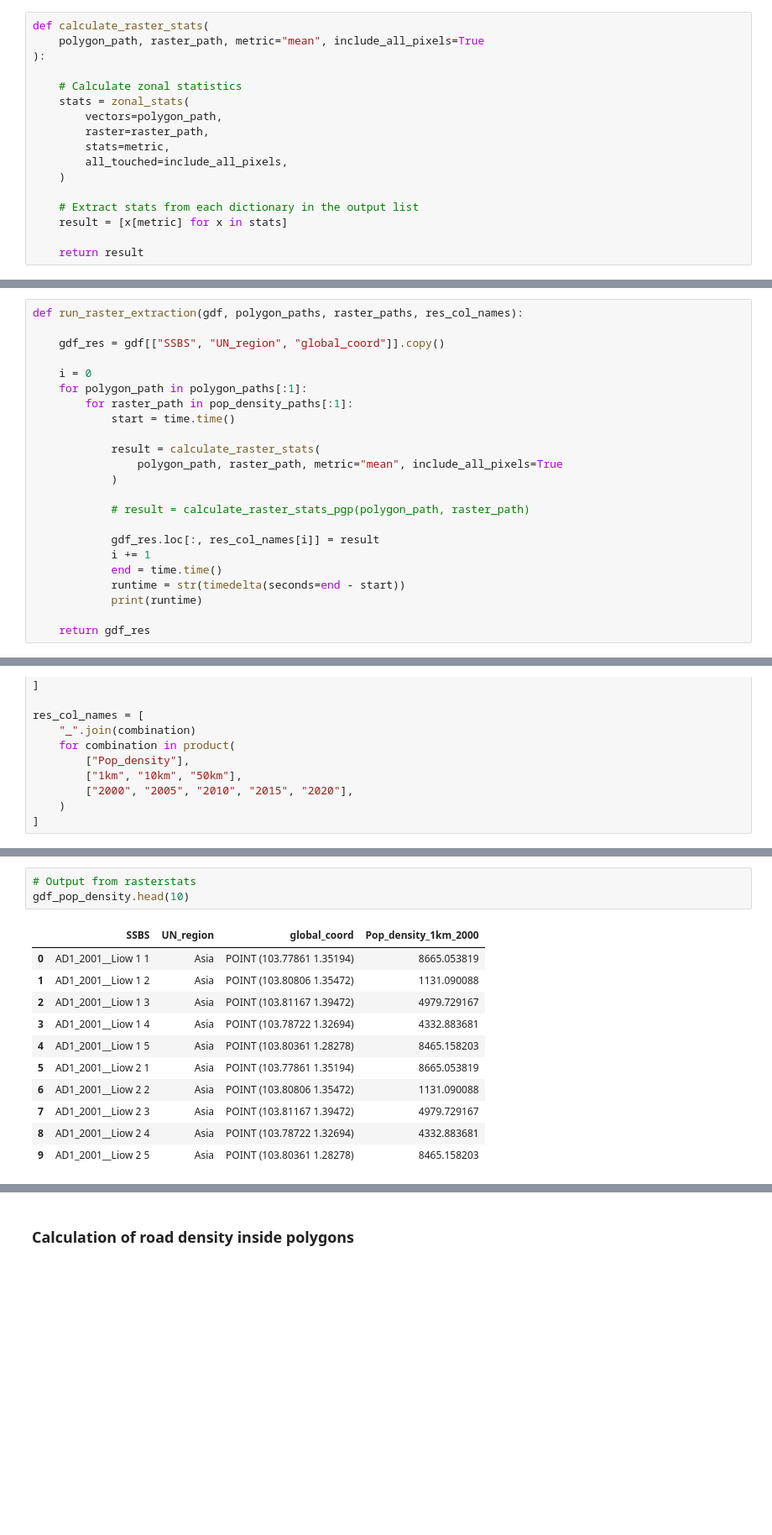
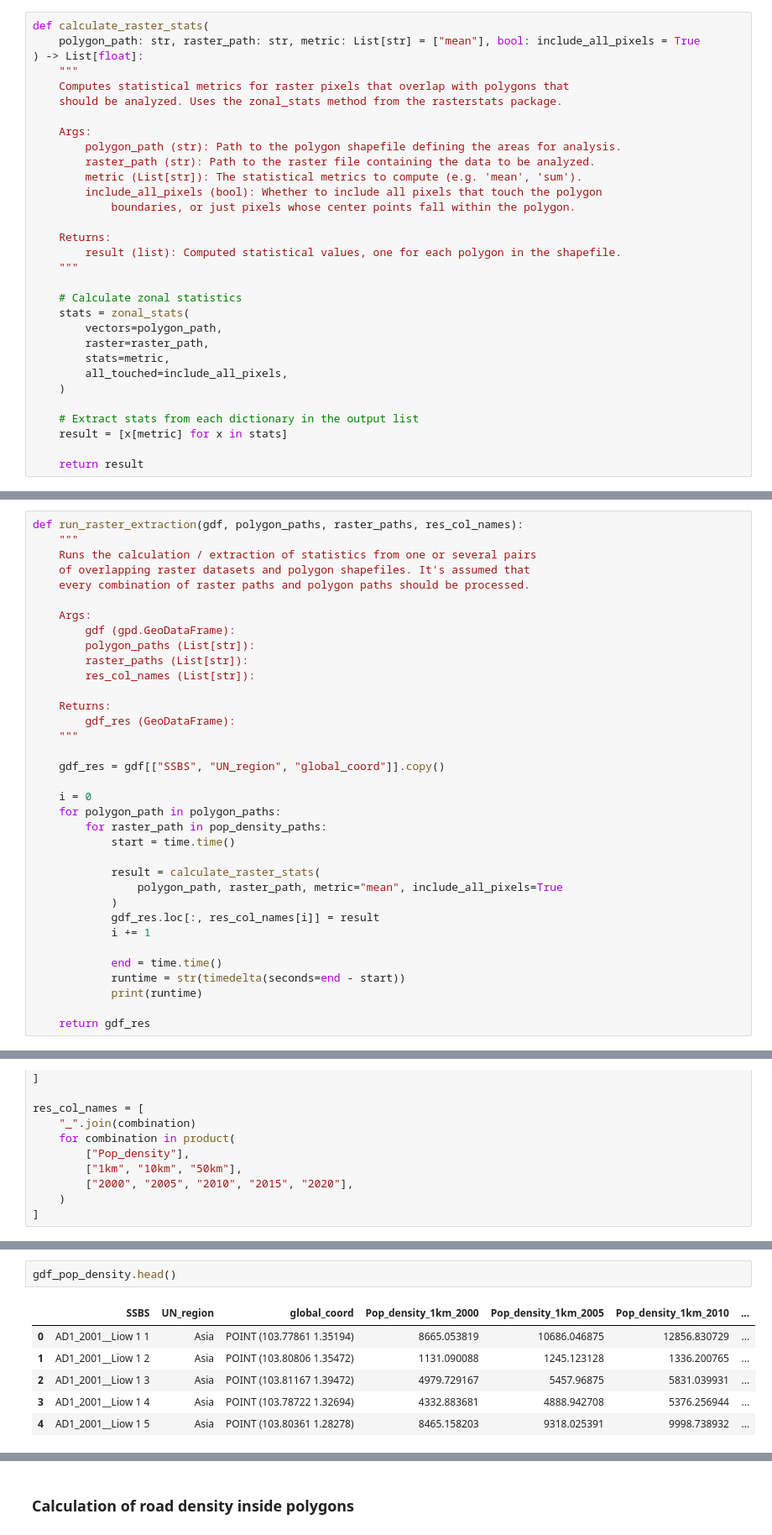
Before and after one commit to j-nystrom/biodiversity-impacts, a Jupyter notebook: notebooks/geodata_processing_v2.ipynb, the cells around one changed output, grey strips where cells are left out. Shown at 84% size. Cells and saved outputs as stored; diff of their text form; blank space fills up the shorter version.

```diff
--- a/notebooks/geodata_processing_v2.ipynb
+++ b/notebooks/geodata_processing_v2.ipynb
@@ -249,8 +228,22 @@ gdf_sites.head(10)
 ### Extraction of raster data based on polygons
 # %%
 def calculate_raster_stats(
-    polygon_path, raster_path, metric="mean", include_all_pixels=True
-):
+    polygon_path: str, raster_path: str, metric: List[str] = ["mean"], bool: include_all_pixels = True
+) -> List[float]:
+    """
+    Computes statistical metrics for raster pixels that overlap with polygons that
+    should be analyzed. Uses the zonal_stats method from the rasterstats package.
+
+    Args:
+        polygon_path (str): Path to the polygon shapefile defining the areas for analysis.
+        raster_path (str): Path to the raster file containing the data to be analyzed.
+        metric (List[str]): The statistical metrics to compute (e.g. 'mean', 'sum').
+        include_all_pixels (bool): Whether to include all pixels that touch the polygon
+            boundaries, or just pixels whose center points fall within the polygon.
+
+    Returns:
+        result (list): Computed statistical values, one for each polygon in the shapefile.
+    """
 
     # Calculate zonal statistics
     stats = zonal_stats(
@@ -301,21 +260,33 @@ def calculate_raster_stats_pgp(polygon_path, raster_path):
 # %%
 def run_raster_extraction(gdf, polygon_paths, raster_paths, res_col_names):
+    """
+    Runs the calculation / extraction of statistics from one or several pairs
+    of overlapping raster datasets and polygon shapefiles. It's assumed that
+    every combination of raster paths and polygon paths should be processed.
+
+    Args:
+        gdf (gpd.GeoDataFrame):
+        polygon_paths (List[str]):
+        raster_paths (List[str]):
+        res_col_names (List[str]):
+
+    Returns:
+        gdf_res (GeoDataFrame):
+    """
 
     gdf_res = gdf[["SSBS", "UN_region", "global_coord"]].copy()
 
     i = 0
-    for polygon_path in polygon_paths[:1]:
-        for raster_path in pop_density_paths[:1]:
+    for polygon_path in polygon_paths:
+        for raster_path in pop_density_paths:
             start = time.time()
 
             result = calculate_raster_stats(
                 polygon_path, raster_path, metric="mean", include_all_pixels=True
             )
-
-            # result = calculate_raster_stats_pgp(polygon_path, raster_path)
-
             gdf_res.loc[:, res_col_names[i]] = result
             i += 1
+
             end = time.time()
             runtime = str(timedelta(seconds=end - start))
             print(runtime)
@@ -390,15 +344,9 @@ gdf_pop_density.tail(10)
 # %%
-# Output from rasterstats
-gdf_pop_density.head(10)
+gdf_pop_density.head()
 # %% [output]
-|  | SSBS | UN_region | global_coord | Pop_density_1km_2000 |
-| 0 | AD1_2001__Liow 1 1 | Asia | POINT (103.77861 1.35194) | 8665.053819 |
-| 1 | AD1_2001__Liow 1 2 | Asia | POINT (103.80806 1.35472) | 1131.090088 |
-| 2 | AD1_2001__Liow 1 3 | Asia | POINT (103.81167 1.39472) | 4979.729167 |
-| 3 | AD1_2001__Liow 1 4 | Asia | POINT (103.78722 1.32694) | 4332.883681 |
-| 4 | AD1_2001__Liow 1 5 | Asia | POINT (103.80361 1.28278) | 8465.158203 |
-| 5 | AD1_2001__Liow 2 1 | Asia | POINT (103.77861 1.35194) | 8665.053819 |
-| 6 | AD1_2001__Liow 2 2 | Asia | POINT (103.80806 1.35472) | 1131.090088 |
-| 7 | AD1_2001__Liow 2 3 | Asia | POINT (103.81167 1.39472) | 4979.729167 |
-| 8 | AD1_2001__Liow 2 4 | Asia | POINT (103.78722 1.32694) | 4332.883681 |
-| 9 | AD1_2001__Liow 2 5 | Asia | POINT (103.80361 1.28278) | 8465.158203 |
+|  | SSBS | UN_region | global_coord | Pop_density_1km_2000 | Pop_density_1km_2005 | Pop_density_1km_2010 | ... |
+| 0 | AD1_2001__Liow 1 1 | Asia | POINT (103.77861 1.35194) | 8665.053819 | 10686.046875 | 12856.830729 | ... |
+| 1 | AD1_2001__Liow 1 2 | Asia | POINT (103.80806 1.35472) | 1131.090088 | 1245.123128 | 1336.200765 | ... |
+| 2 | AD1_2001__Liow 1 3 | Asia | POINT (103.81167 1.39472) | 4979.729167 | 5457.96875 | 5831.039931 | ... |
+| 3 | AD1_2001__Liow 1 4 | Asia | POINT (103.78722 1.32694) | 4332.883681 | 4888.942708 | 5376.256944 | ... |
+| 4 | AD1_2001__Liow 1 5 | Asia | POINT (103.80361 1.28278) | 8465.158203 | 9318.025391 | 9998.738932 | ... |
```
Also changed, not shown: parts of 38 cells of this notebook.
